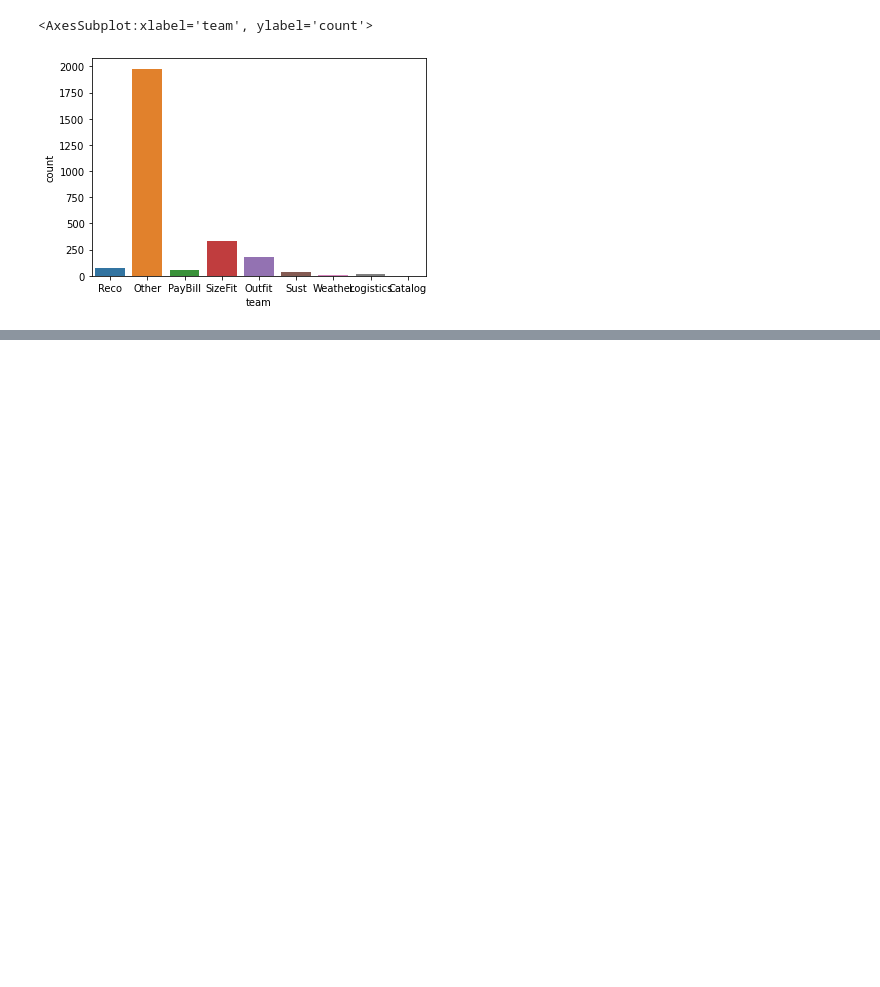
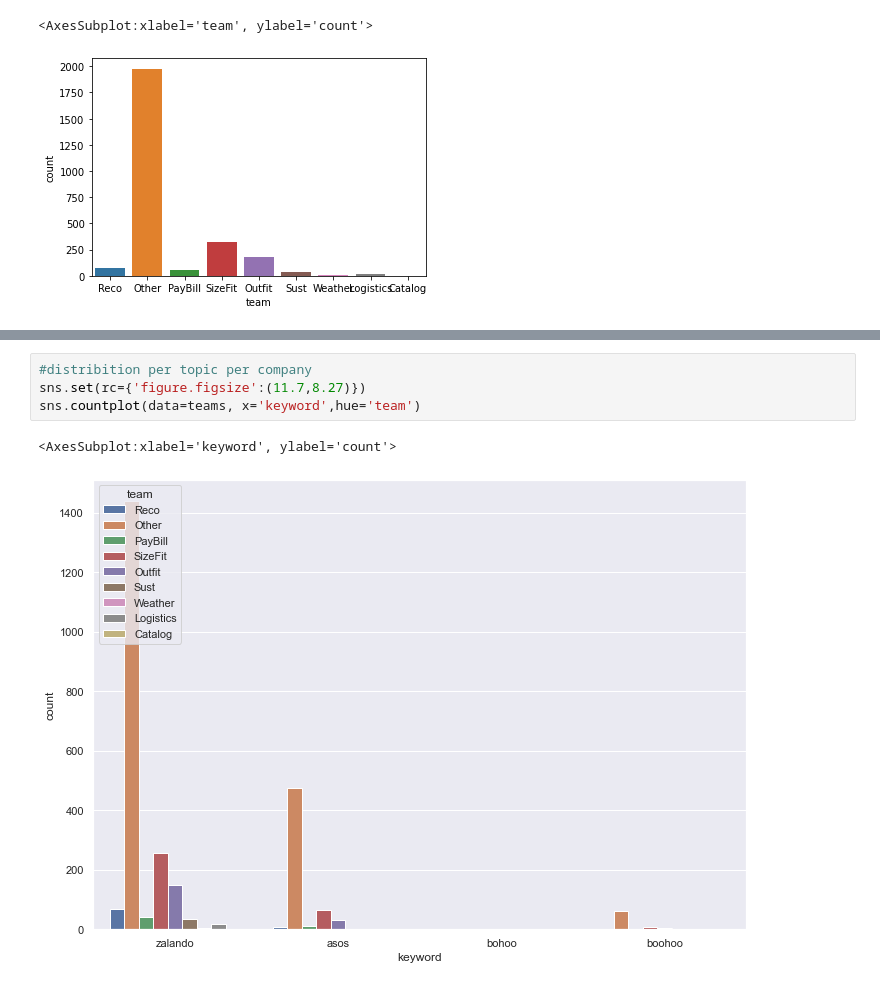
Before and after one commit to C-JoGit/Zalando_Analytics_HWR_BIPM, a Jupyter notebook: 5. topic definition de.ipynb, the cells around one changed output, grey strips where cells are left out. Saved outputs shown, nothing was run; the diff lists cells and outputs as text; blank space fills up the shorter version.

Commit message:
keyword de

```diff
--- a/5. topic definition de.ipynb
+++ b/5. topic definition de.ipynb
@@ -220,0 +237,7 @@ sns.countplot(data=teams, x='team')
+# %%
+#distribition per topic per company
+sns.set(rc={'figure.figsize':(11.7,8.27)})
+sns.countplot(data=teams, x='keyword',hue='team')
+# %% [output]
+<AxesSubplot:xlabel='keyword', ylabel='count'>
+[figure, added]
```
Also changed, not shown: parts of 39 cells of this notebook, 2 other files.
